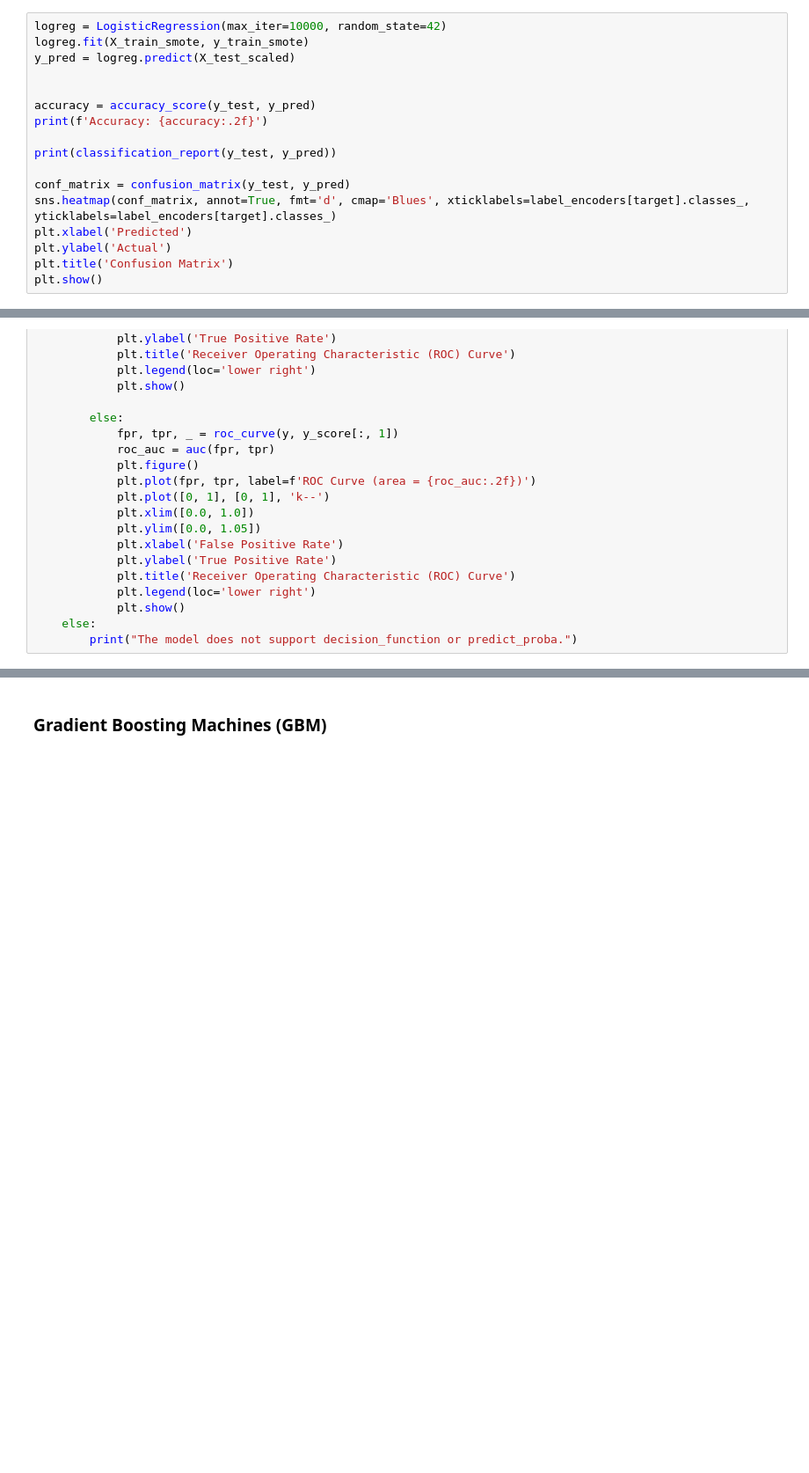
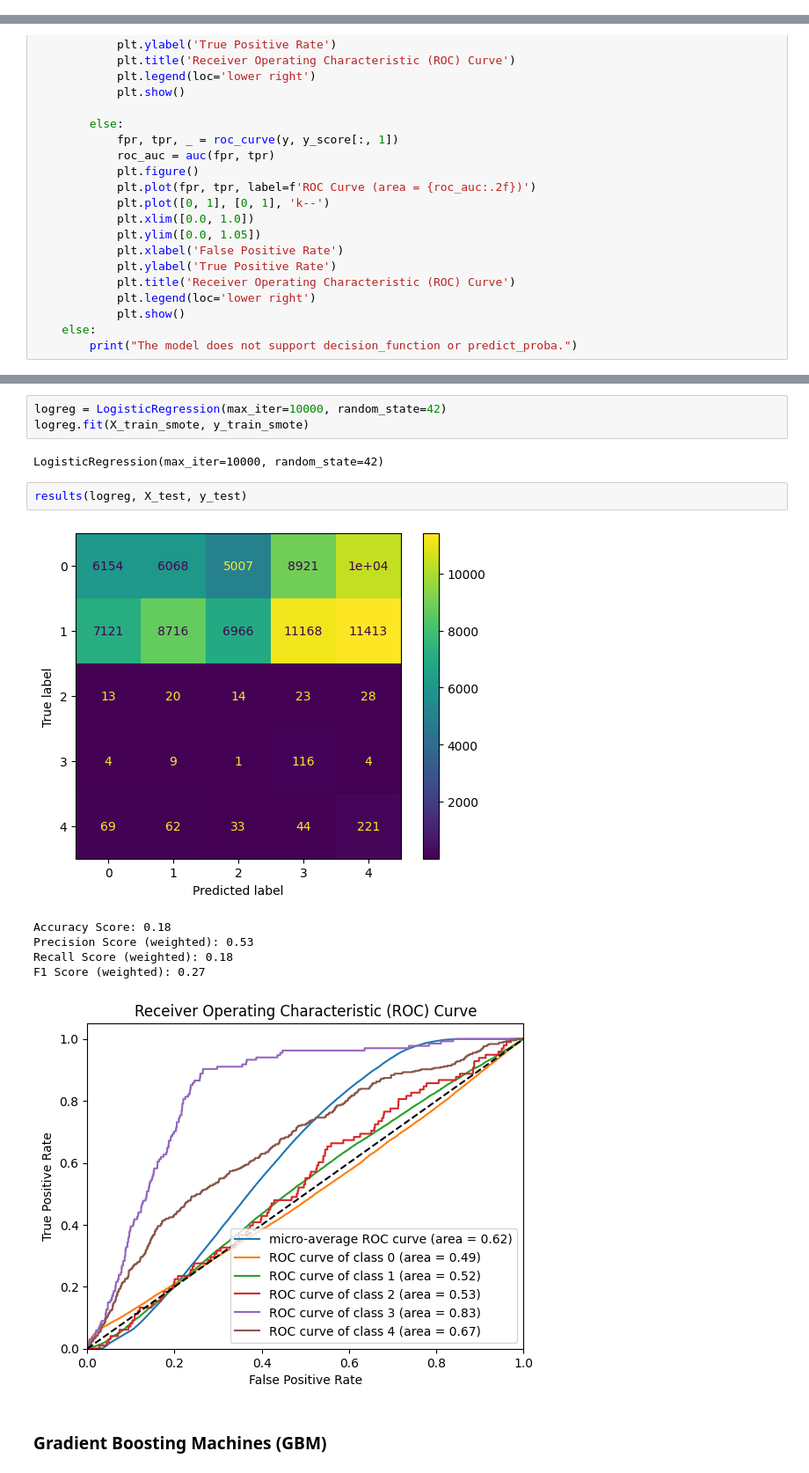
Before and after one commit to CarlosGG18/NYPD-Arrest-Analysis, a Jupyter notebook: Regression Model.ipynb, the cells around one changed output, grey strips where cells are left out. Shown at 88% size. Saved outputs shown, nothing was run; the diff lists cells and outputs as text; blank space fills up the shorter version.

```diff
--- a/Regression Model.ipynb
+++ b/Regression Model.ipynb
@@ -176,20 +176,3 @@ plt.title('Confusion Matrix')
 plt.show()
 # %% [output]
 [figure]
-# %%
-logreg = LogisticRegression(max_iter=10000, random_state=42)
-logreg.fit(X_train_smote, y_train_smote)
-y_pred = logreg.predict(X_test_scaled)
-
-
-accuracy = accuracy_score(y_test, y_pred)
-print(f'Accuracy: {accuracy:.2f}')
-
-print(classification_report(y_test, y_pred))
-
-conf_matrix = confusion_matrix(y_test, y_pred)
-sns.heatmap(conf_matrix, annot=True, fmt='d', cmap='Blues', xticklabels=label_encoders[target].classes_, yticklabels=label_encoders[target].classes_)
-plt.xlabel('Predicted')
-plt.ylabel('Actual')
-plt.title('Confusion Matrix')
-plt.show()
@@ -275,3 +253,17 @@ def results(model, X, y):
+# %%
+logreg = LogisticRegression(max_iter=10000, random_state=42)
+logreg.fit(X_train_smote, y_train_smote)
+# %% [output]
+LogisticRegression(max_iter=10000, random_state=42)
+# %%
+results(logreg, X_test, y_test)
+# %% [output]
+[figure, added]
+Accuracy Score: 0.18
+Precision Score (weighted): 0.53
+Recall Score (weighted): 0.18
+F1 Score (weighted): 0.27
+[figure, added]
 # %% [markdown]
 ### Gradient Boosting Machines (GBM)
 # %%
```
Also changed, not shown: parts of 6 cells of this notebook.
